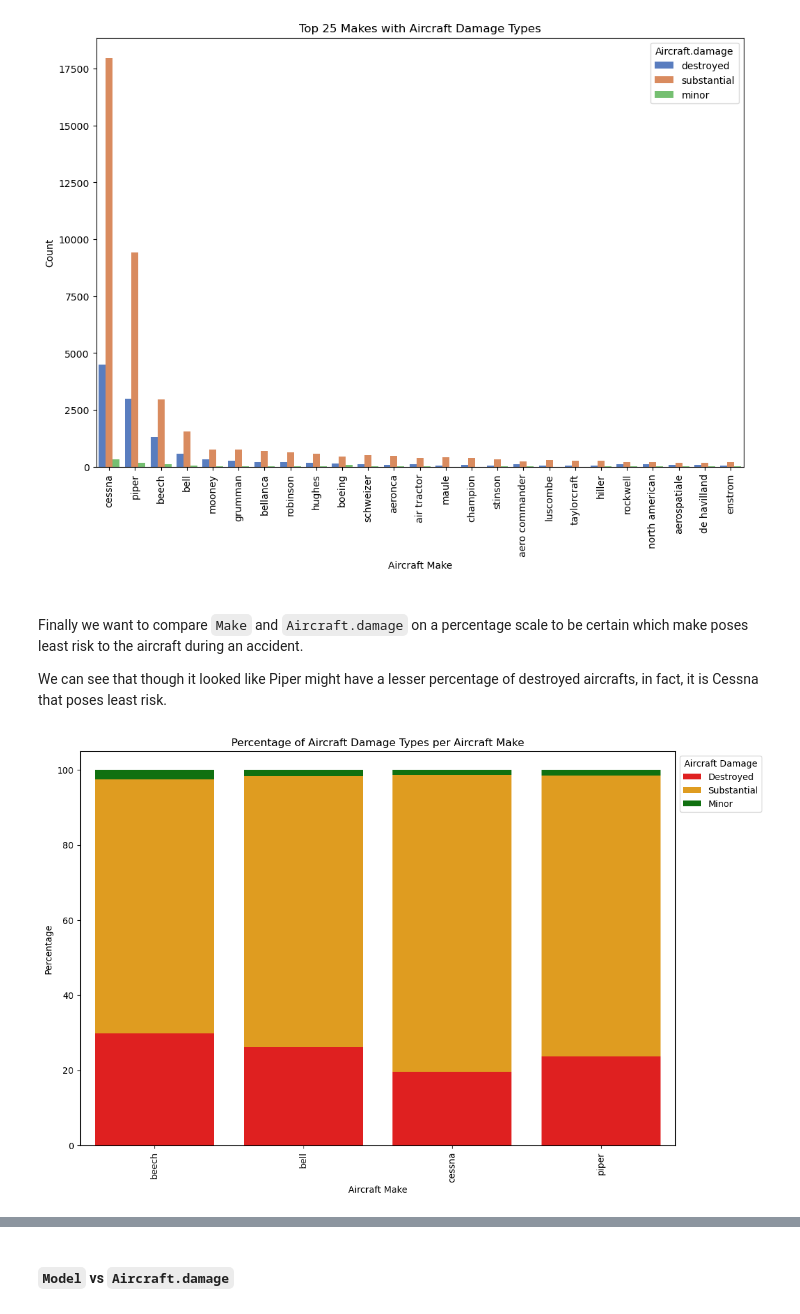
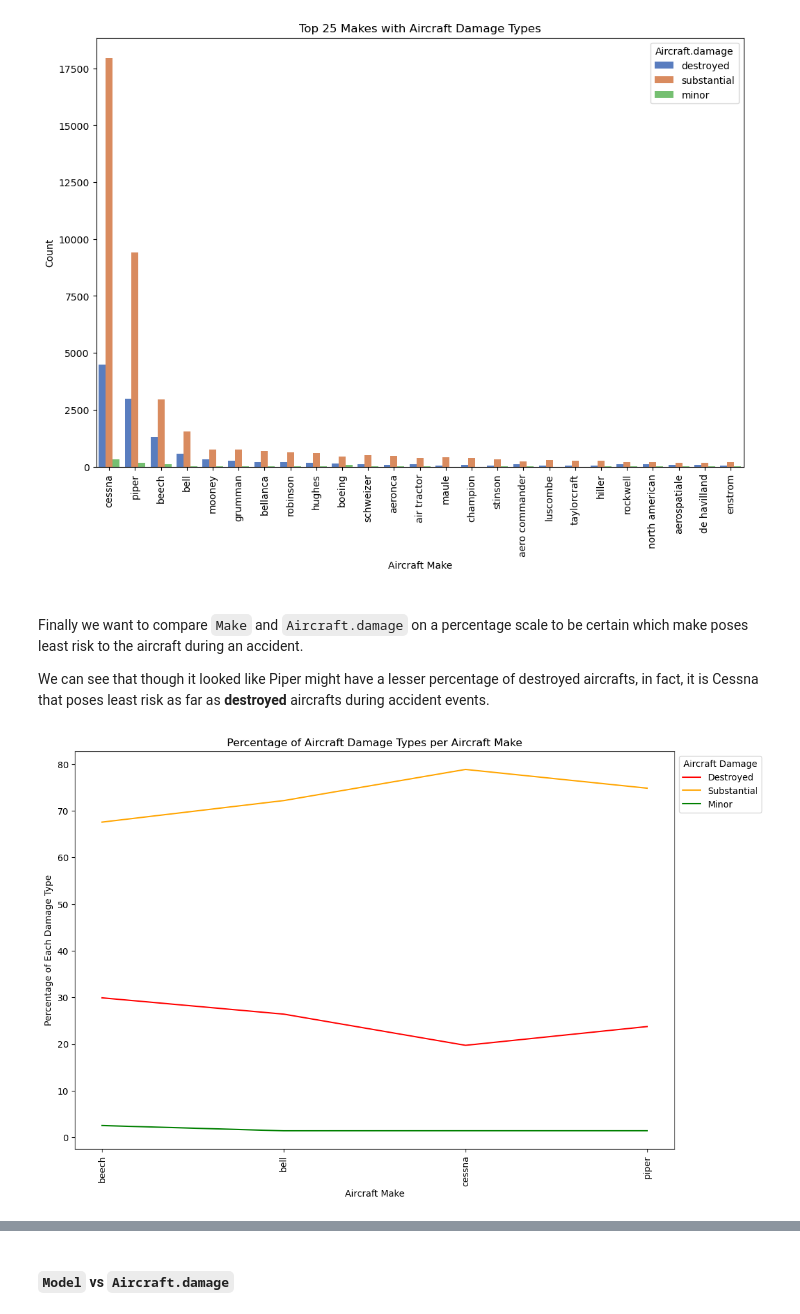
Before and after one commit to erankova/Fortune-Inc-Aviation-Analysis, a Jupyter notebook: Fortune Inc Aviation Analysis.ipynb, the cells around one changed output, grey strips where cells are left out. Cells and saved outputs as stored; diff of their text form; code cells hidden in the pictures.

```diff
--- a/Fortune Inc Aviation Analysis.ipynb
+++ b/Fortune Inc Aviation Analysis.ipynb
@@ -1084,33 +1087,31 @@ plt.show()
 # %% [markdown]
 <br> Finally we want to compare `Make` and `Aircraft.damage` on a percentage scale to be certain which make poses least risk to the aircraft during an accident.
 
-We can see that though it looked like Piper might have a lesser percentage of destroyed aircrafts, in fact, it is Cessna that poses least risk.
+We can see that though it looked like Piper might have a lesser percentage of destroyed aircrafts, in fact, it is Cessna that poses least risk as far as **destroyed** aircrafts during accident events.
-# %%
-# We can use previously established DataFrame
-top4_make_data
-
-# Calculate percentage values for each category per 'Make'
-percentage_damage = top4_make_data.groupby(['Make', 'Aircraft.damage']).size().unstack().apply(lambda x: x / x.sum(), axis=1) * 100
-
-# Create a bar plot with percentage values
-plt.figure(figsize=(12, 8))
-
-# Use hue parameter to stack 'destroyed', 'substantial', 'minor' categories
-sns.barplot(x='Make', y='destroyed', data=percentage_damage.reset_index(), color='red', label='Destroyed')
-sns.barplot(x='Make', y='substantial', data=percentage_damage.reset_index(), color='orange', label='Substantial',
-            bottom=percentage_damage['destroyed'])
-sns.barplot(x='Make', y='minor', data=percentage_damage.reset_index(), color='green', label='Minor',
-            bottom=percentage_damage['destroyed'] + percentage_damage['substantial'])
-
-# Add labels and title
-plt.xlabel('Aircraft Make')
-plt.ylabel('Percentage')
-plt.title('Percentage of Aircraft Damage Types per Aircraft Make')
-plt.xticks(rotation=90)
-plt.legend(title='Aircraft Damage', bbox_to_anchor=(1, 1))
-
-# Show the plot
-plt.show();
-# %% [output]
-[figure, removed]
+# %%
+# We can use previously established DataFrame
+top4_make_data
+
+# Calculate percentage values for each category per 'Make'
+percentage_damage = top4_make_data.groupby(['Make', 'Aircraft.damage']).size().unstack().apply(lambda x: x / x.sum(), axis=1) * 100
+
+# Create a bar plot with percentage values
+plt.figure(figsize=(12, 8))
+
+# Use hue parameter to stack 'destroyed', 'substantial', 'minor' categories
+sns.lineplot(x='Make', y='destroyed', data=percentage_damage.reset_index(), color='red', label='Destroyed')
+sns.lineplot(x='Make', y='substantial', data=percentage_damage.reset_index(), color='orange', label='Substantial')
+sns.lineplot(x='Make', y='minor', data=percentage_damage.reset_index(), color='green', label='Minor')
+
+# Add labels and title
+plt.xlabel('Aircraft Make')
+plt.ylabel('Percentage of Each Damage Type')
+plt.title('Percentage of Aircraft Damage Types per Aircraft Make')
+plt.xticks(rotation=90)
+plt.legend(title='Aircraft Damage', bbox_to_anchor=(1, 1))
+
+# Show the plot
+plt.show();
+# %% [output]
+[figure, added]
 # %% [markdown]
```
Also changed, not shown: parts of 23 cells of this notebook, 6 other files.
